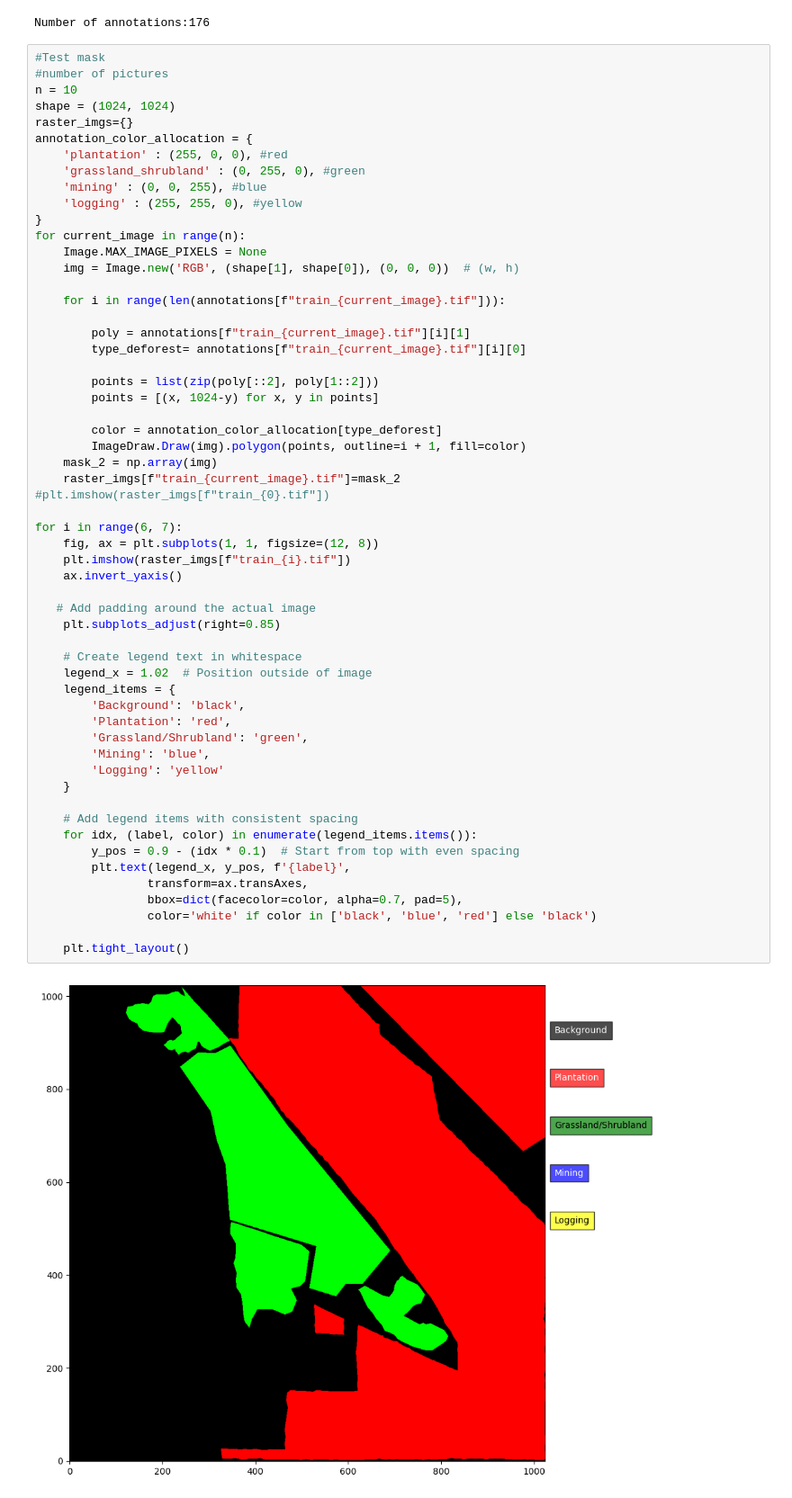
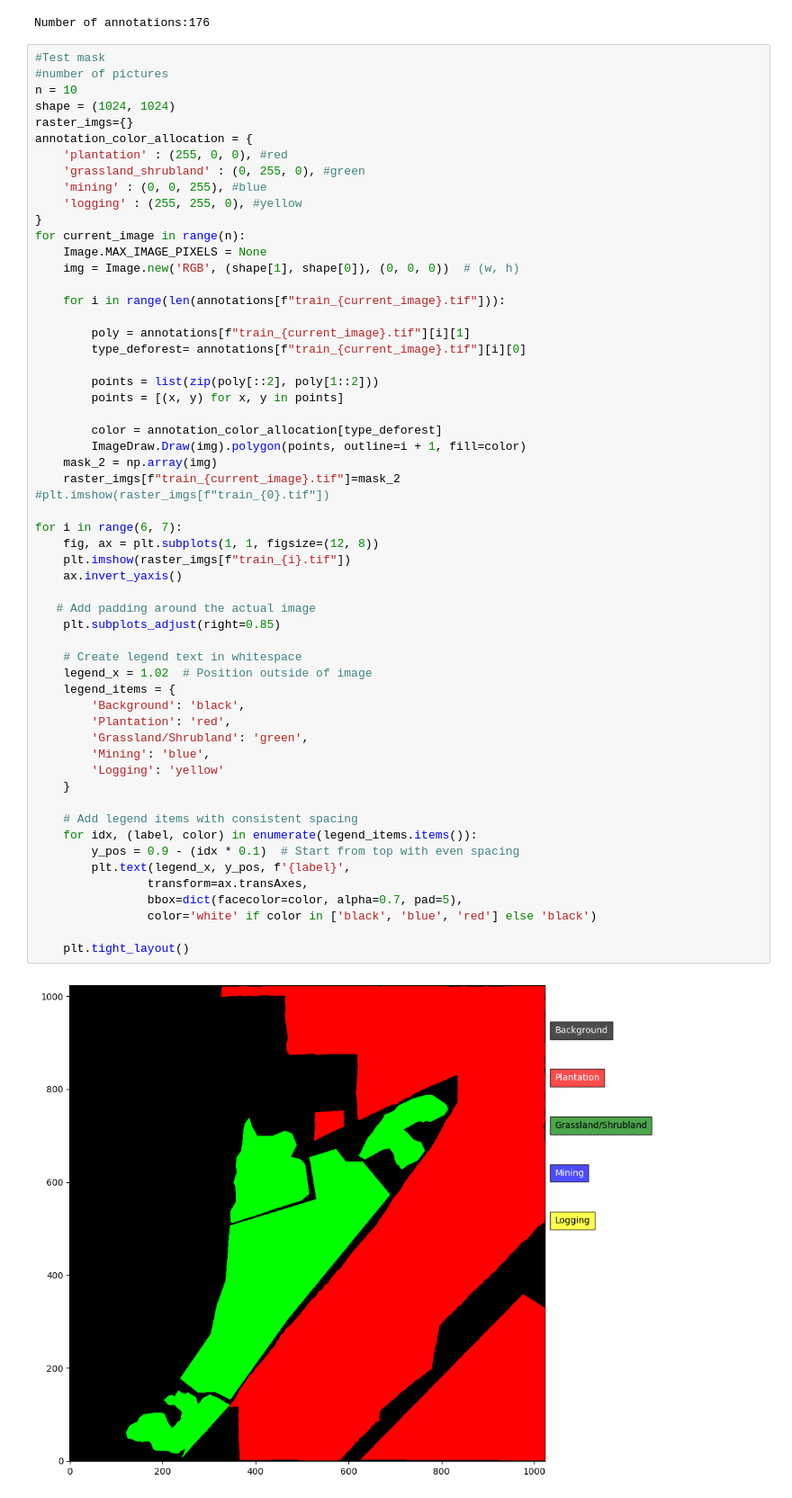
Before and after one commit to bragehs/INF367A-DeforestationDrivers, a Jupyter notebook: polygons_2_pixel.ipynb, the cells around one changed output. Shown at 90% size. Saved outputs shown, nothing was run; the diff lists cells and outputs as text.

```diff
--- a/polygons_2_pixel.ipynb
+++ b/polygons_2_pixel.ipynb
@@ -48,7 +48,7 @@ for current_image in range(n):
         type_deforest= annotations[f"train_{current_image}.tif"][i][0]
 
         points = list(zip(poly[::2], poly[1::2]))
-        points = [(x, 1024-y) for x, y in points]
+        points = [(x, y) for x, y in points]
 
         color = annotation_color_allocation[type_deforest]
         ImageDraw.Draw(img).polygon(points, outline=i + 1, fill=color)
@@ -57,31 +57,31 @@ for current_image in range(n):
 #plt.imshow(raster_imgs[f"train_{0}.tif"])
 
 for i in range(6, 7):
     fig, ax = plt.subplots(1, 1, figsize=(12, 8))
     plt.imshow(raster_imgs[f"train_{i}.tif"])
     ax.invert_yaxis()
 
    # Add padding around the actual image
     plt.subplots_adjust(right=0.85)
 
     # Create legend text in whitespace
     legend_x = 1.02  # Position outside of image
     legend_items = {
         'Background': 'black',
         'Plantation': 'red',
         'Grassland/Shrubland': 'green',
         'Mining': 'blue',
         'Logging': 'yellow'
     }
 
     # Add legend items with consistent spacing
     for idx, (label, color) in enumerate(legend_items.items()):
         y_pos = 0.9 - (idx * 0.1)  # Start from top with even spacing
         plt.text(legend_x, y_pos, f'{label}',
                 transform=ax.transAxes,
                 bbox=dict(facecolor=color, alpha=0.7, pad=5),
                 color='white' if color in ['black', 'blue', 'red'] else 'black')
 
     plt.tight_layout()
 # %% [output]
-[figure, old version]
+[figure, new version]
```
Also changed, not shown: 3 other files.
